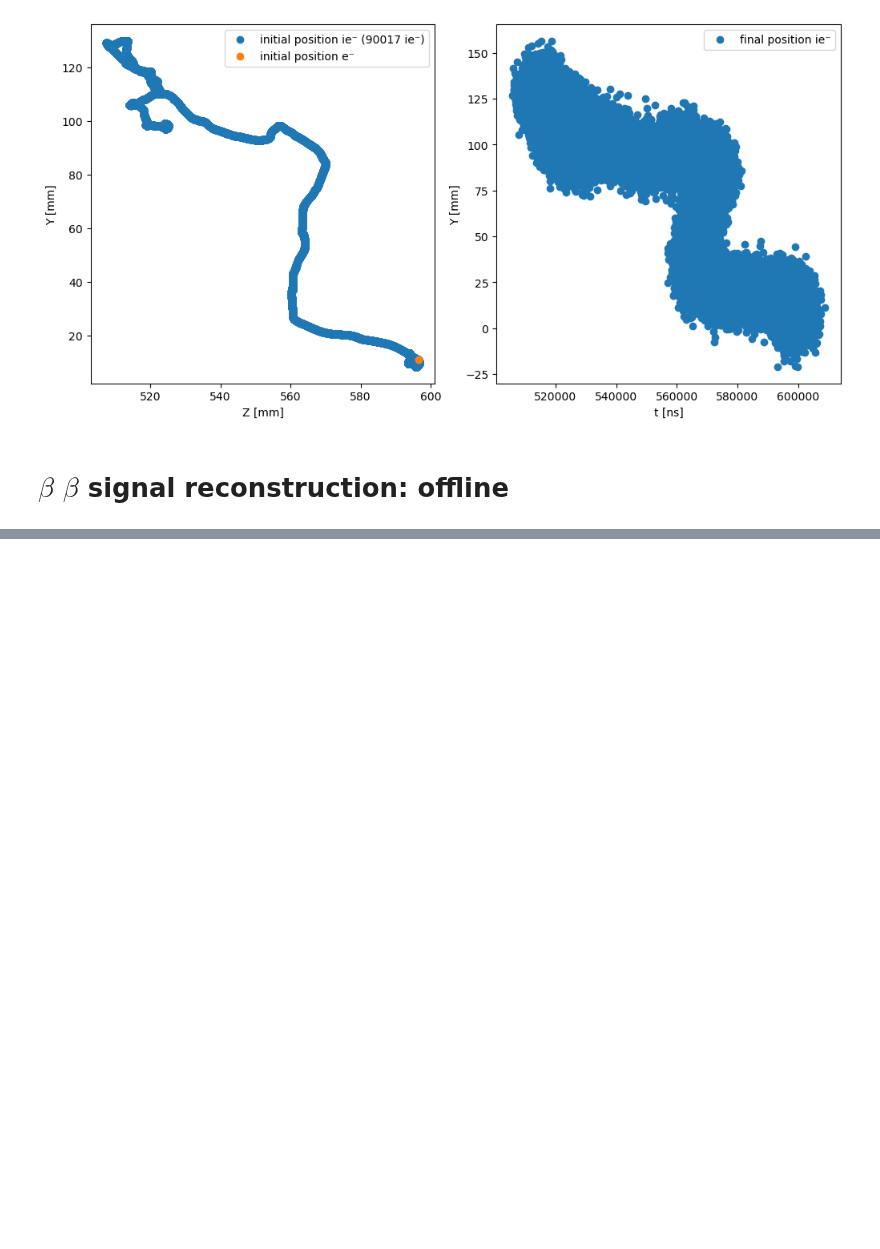
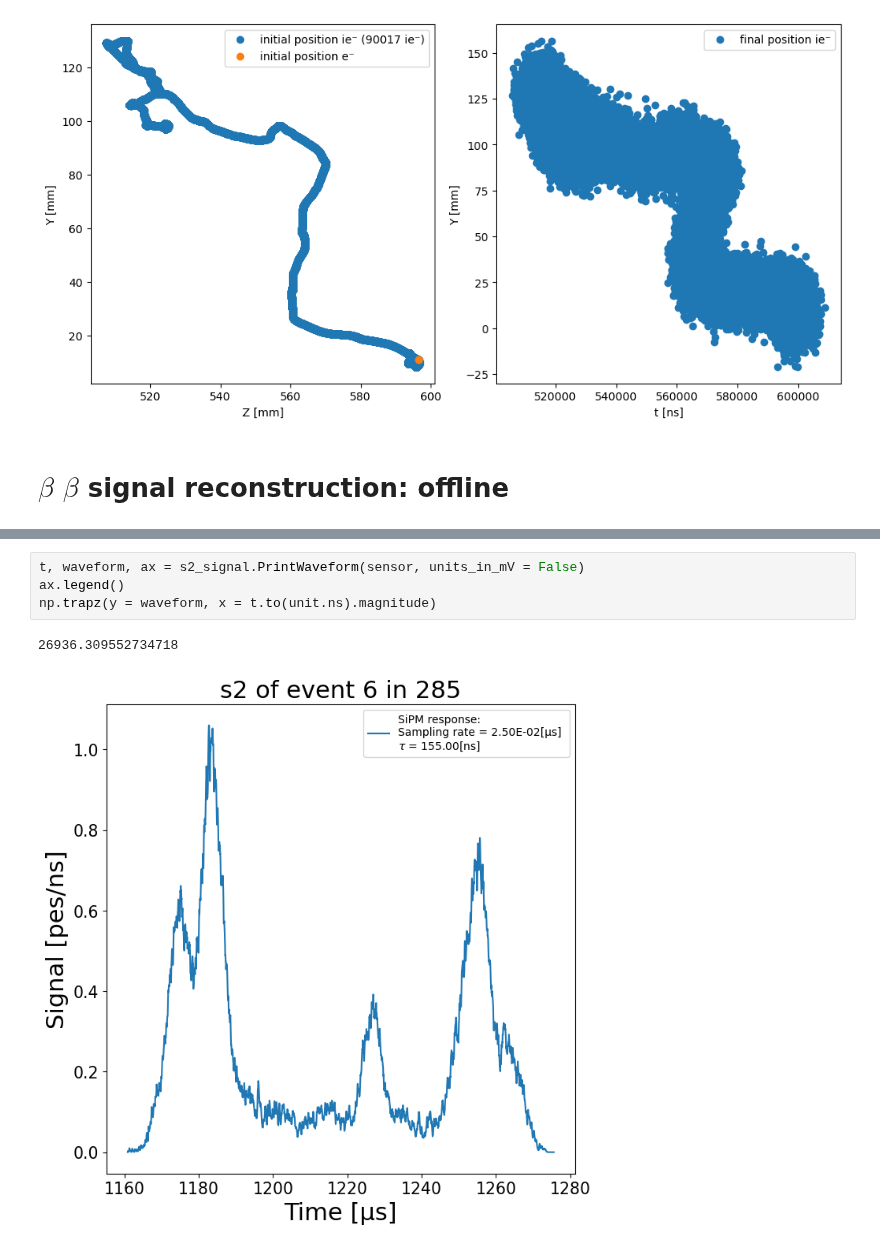
Before and after one commit to mariandbt/python, a Jupyter notebook: notebooks/20240521_TOYNOTEBOOK.ipynb, the cells around one changed output, grey strips where cells are left out. Drawn from its saved outputs; the diff is of its cells as text; blank space fills up the shorter version.

```diff
--- a/notebooks/20240521_TOYNOTEBOOK.ipynb
+++ b/notebooks/20240521_TOYNOTEBOOK.ipynb
@@ -325,0 +341,7 @@ plt.plot(x, s2_signal.SignalShapedSampled)
+# %%
+t, waveform, ax = s2_signal.PrintWaveform(sensor, units_in_mV = False)
+ax.legend()
+np.trapz(y = waveform, x = t.to(unit.ns).magnitude)
+# %% [output]
+26936.309552734718
+[figure, added]
```
Also changed, not shown: parts of 21 cells of this notebook, 2 other files.
